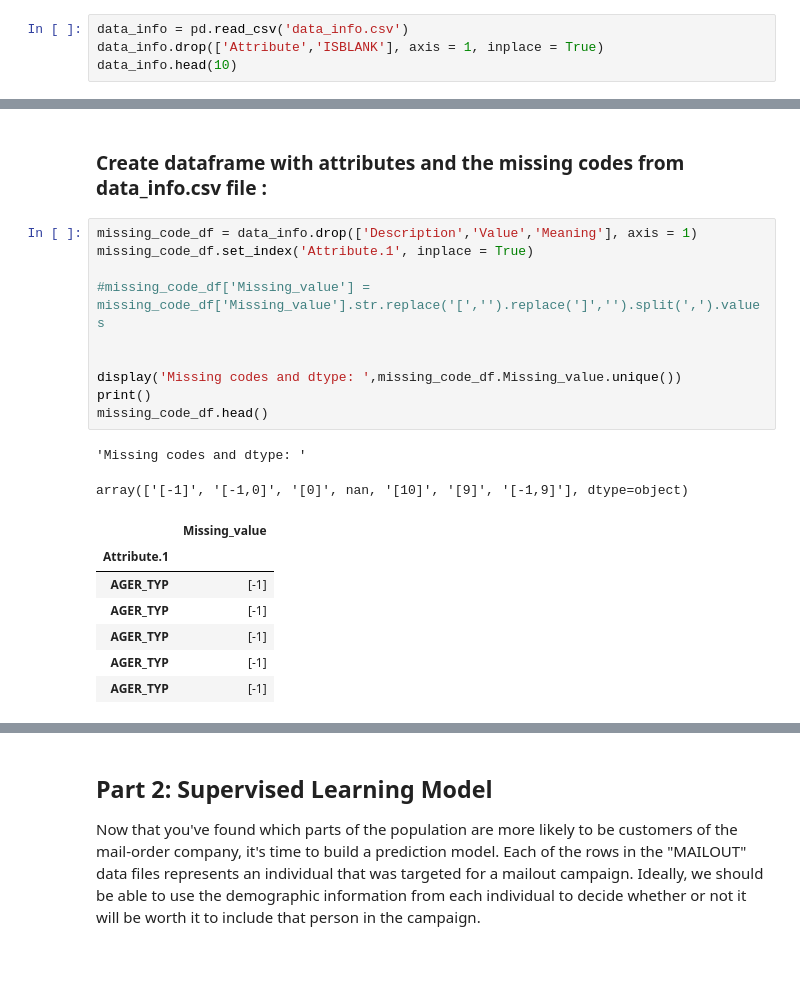
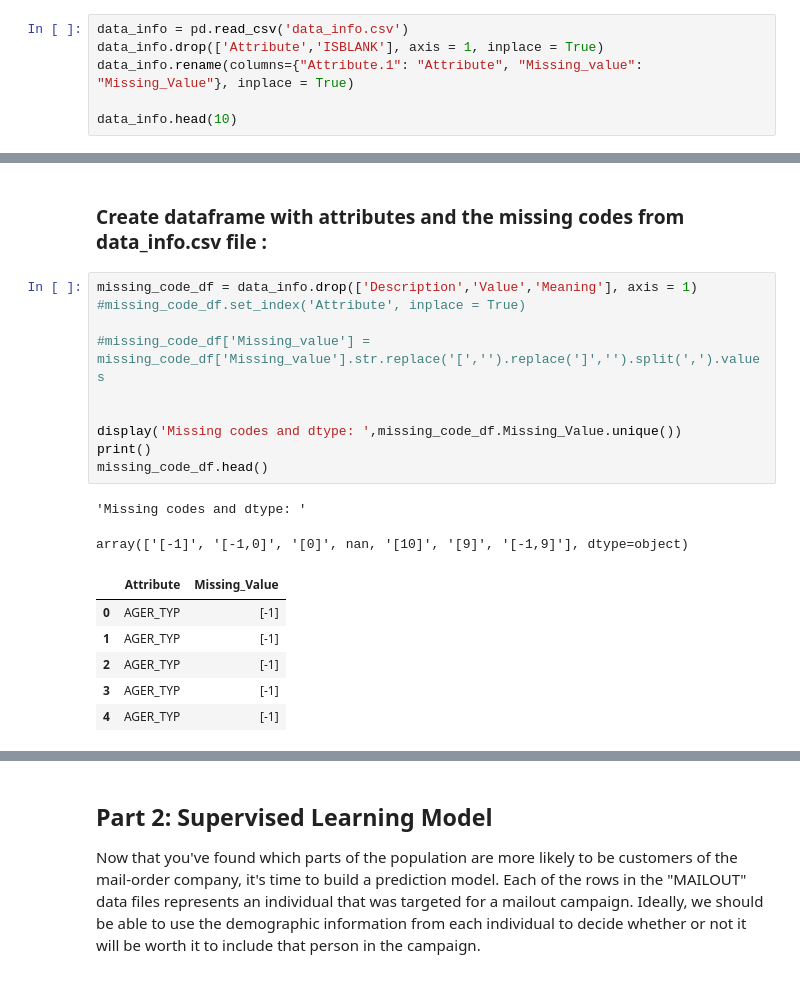
Before and after one commit to jmcabreira-zz/Data-Science-Projects, a Jupyter notebook: Customer_Segmentation_Report/Arvato_Project_Workbook.ipynb, the cells around one changed output, grey strips where cells are left out. Cells and saved outputs as stored; diff of their text form.

```diff
--- a/Customer_Segmentation_Report/Arvato_Project_Workbook.ipynb
+++ b/Customer_Segmentation_Report/Arvato_Project_Workbook.ipynb
@@ -121,5 +122,7 @@ Now we will explore a little deeper the data. Let's load the data_info.csv file
 # %%
 data_info = pd.read_csv('data_info.csv')
 data_info.drop(['Attribute','ISBLANK'], axis = 1, inplace = True)
+data_info.rename(columns={"Attribute.1": "Attribute", "Missing_value": "Missing_Value"}, inplace = True)
+
 data_info.head(10)
 # %% [output]
@@ -198,21 +205,20 @@ Percentage of missing values (ALTERSKATEGORIE_FEIN):  29.5
 ### Create dataframe with attributes and the missing codes from data_info.csv file :
 # %%
 missing_code_df = data_info.drop(['Description','Value','Meaning'], axis = 1)
-missing_code_df.set_index('Attribute.1', inplace = True)
+#missing_code_df.set_index('Attribute', inplace = True)
 
 #missing_code_df['Missing_value'] = missing_code_df['Missing_value'].str.replace('[','').replace(']','').split(',').values
 
 
-display('Missing codes and dtype: ',missing_code_df.Missing_value.unique())
+display('Missing codes and dtype: ',missing_code_df.Missing_Value.unique())
 print()
 missing_code_df.head()
 # %% [output]
 'Missing codes and dtype: '
 array(['[-1]', '[-1,0]', '[0]', nan, '[10]', '[9]', '[-1,9]'], dtype=object)
-|  | Missing_value |
-| Attribute.1 |  |
-| AGER_TYP | [-1] |
-| AGER_TYP | [-1] |
-| AGER_TYP | [-1] |
-| AGER_TYP | [-1] |
-| AGER_TYP | [-1] |
+|  | Attribute | Missing_Value |
+| 0 | AGER_TYP | [-1] |
+| 1 | AGER_TYP | [-1] |
+| 2 | AGER_TYP | [-1] |
+| 3 | AGER_TYP | [-1] |
+| 4 | AGER_TYP | [-1] |
```
Also changed, not shown: parts of 19 cells of this notebook.
